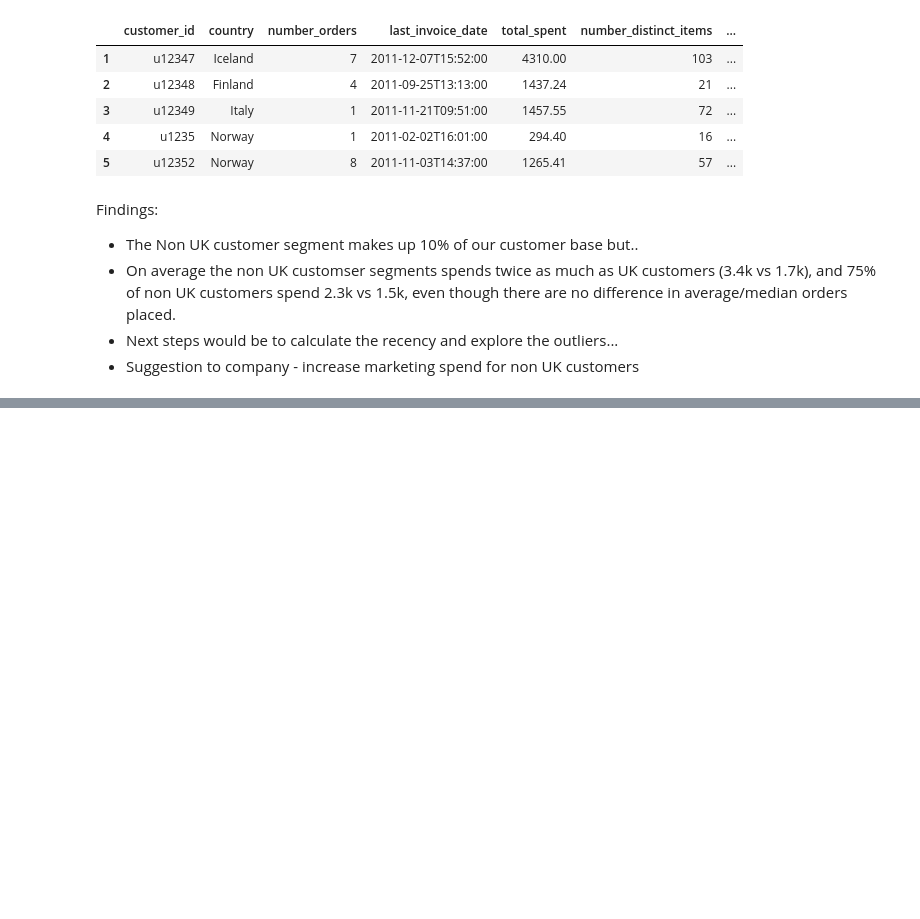
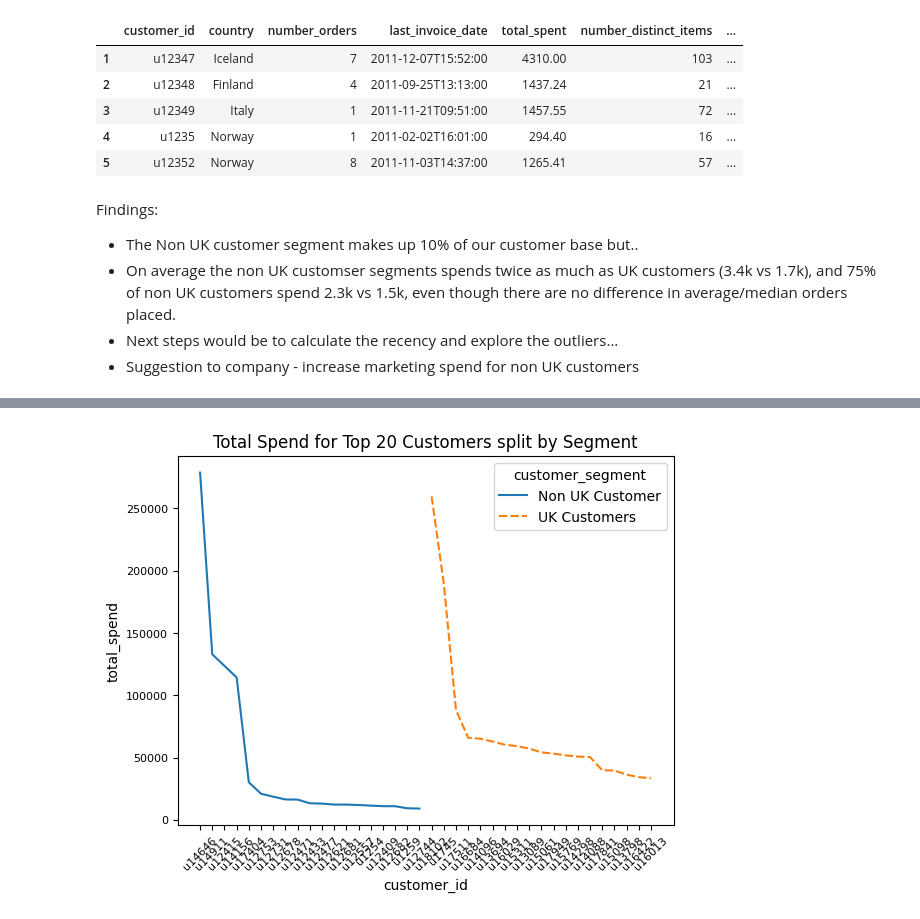
Before and after one commit to shaq31415926/Sep-Bootcamp, a Jupyter notebook: customer-segmentation/notebooks/02-sh-customer-segmentation.ipynb, the cells around one changed output, grey strips where cells are left out. Drawn from its saved outputs; the diff is of its cells as text; code cells hidden in the pictures; blank space fills up the shorter version.

```diff
--- a/customer-segmentation/notebooks/02-sh-customer-segmentation.ipynb
+++ b/customer-segmentation/notebooks/02-sh-customer-segmentation.ipynb
@@ -129,3 +121,25 @@ sns.boxplot(x="customer_segment", y="total_spent", data=customer_data);
 
 
 customer_data['total_spent_normalised'] = (customer_data.total_spent - customer_data.total_spent.min())/(customer_data.total_spent.max() - customer_data.total_spent.min())
+# %%
+# visualising the amount the top 20 customers spend per segment
+
+query = """
+        with customer_spend as (select customer_id,
+                               case when Country = 'United Kingdom' then 'UK Customers' else 'Non UK Customer' end as customer_segment,
+                               sum(total_order_value) as total_spend
+                        from online_transactions_fixed
+                        group by customer_id
+                        order by total_spend desc)
+
+        select *
+        from
+            (select customer_id,
+                   customer_segment,
+                   total_spend,
+                   rank() over (partition by customer_segment order by total_spend desc) as rank
+            from customer_spend)
+        where rank < 20
+"""
+
+top_customers = pd.read_sql(query, conn)
@@ -131,0 +166,10 @@ customer_data['total_spent_normalised'] = (customer_data.total_spent - customer_
+# %%
+import seaborn as sns
+import matplotlib.pyplot as plt
+
+sns.lineplot(x="customer_id", y="total_spend", hue="customer_segment", style="customer_segment", data=top_customers)
+plt.title("Total Spend for Top 20 Customers split by Segment")
+plt.xticks(fontsize=8, rotation=45)
+plt.yticks(fontsize=8);
+# %% [output]
+[figure, added]
```
Also changed, not shown: parts of 4 cells of this notebook.
